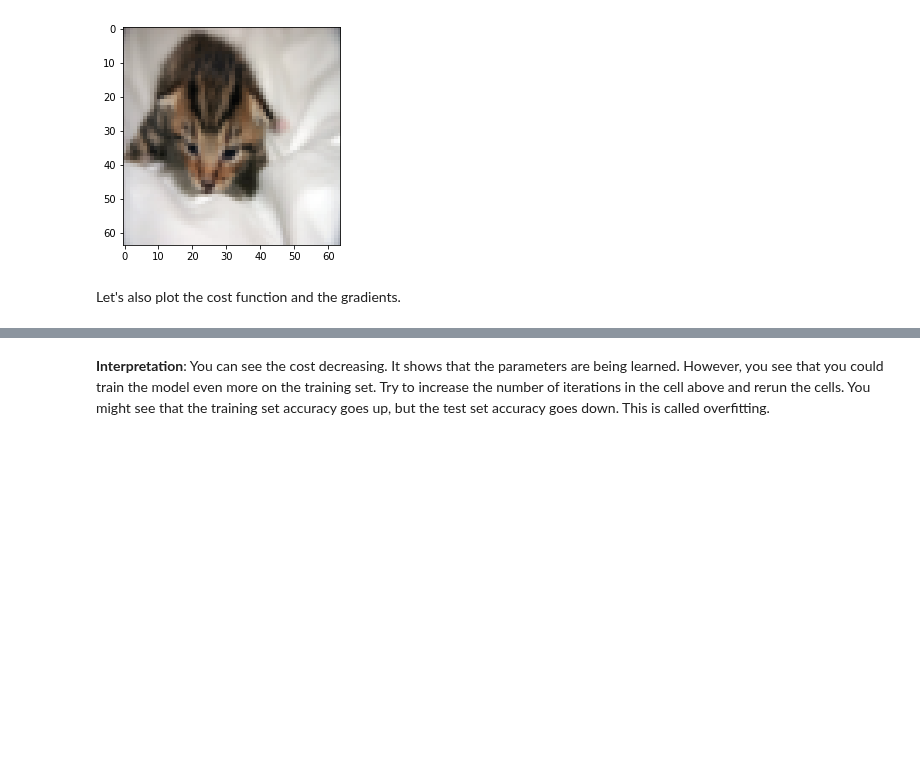
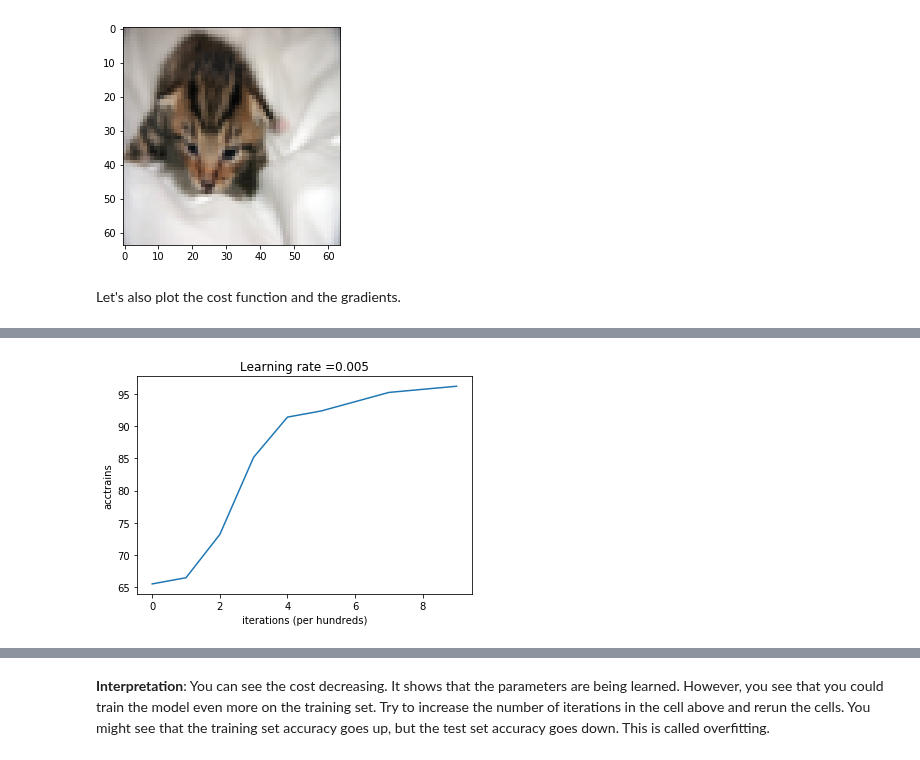
Before and after one commit to adminsolvve/ml_course, a Jupyter notebook: Introduction/Logistic_regression_as_a_neural_network/Logistic Regression with a Neural Network mindset v5.ipynb, the cells around one changed output, grey strips where cells are left out. Cells and saved outputs as stored; diff of their text form; code cells hidden in the pictures; blank space fills up the shorter version.

```diff
--- a/Introduction/Logistic_regression_as_a_neural_network/Logistic Regression with a Neural Network mindset v5.ipynb
+++ b/Introduction/Logistic_regression_as_a_neural_network/Logistic Regression with a Neural Network mindset v5.ipynb
@@ -590,0 +478,3 @@ predictions = [[1 1 0]]
+# %%
+def predict_accuracy(Y_predict, Y):
+    return 100 - np.mean(np.abs(Y_predict - Y)) * 100
@@ -674,5 +669,5 @@ def model(X_train, Y_train, X_test, Y_test, num_iterations = 2000, learning_rate
 # %% [markdown]
 Run the following cell to train your model.
 # %%
-d = model(train_set_x, train_set_y, test_set_x, test_set_y, num_iterations = 2000, learning_rate = 0.005, print_cost = True)
+d = model(train_set_x, train_set_y, test_set_x, test_set_y, num_iterations = 1000, learning_rate = 0.005, print_cost = True)
 # %% [output]
@@ -742,0 +738,10 @@ plt.show()
+# %%
+# Plot train acc curve (with acc)
+acctrains = np.squeeze(d['acctrains'])
+plt.plot(acctrains)
+plt.ylabel('acctrains')
+plt.xlabel('iterations (per hundreds)')
+plt.title("Learning rate =" + str(d["learning_rate"]))
+plt.show()
+# %% [output]
+[figure, added]
```
Also changed, not shown: parts of 20 cells of this notebook, 43 other files.
